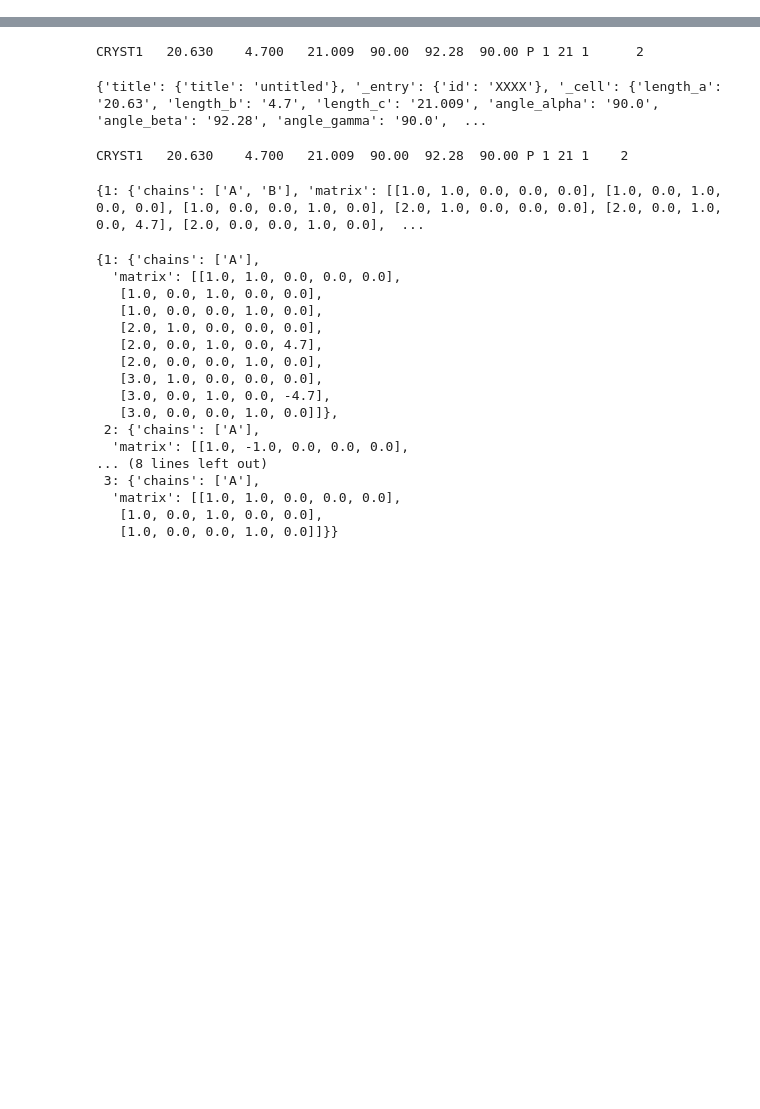
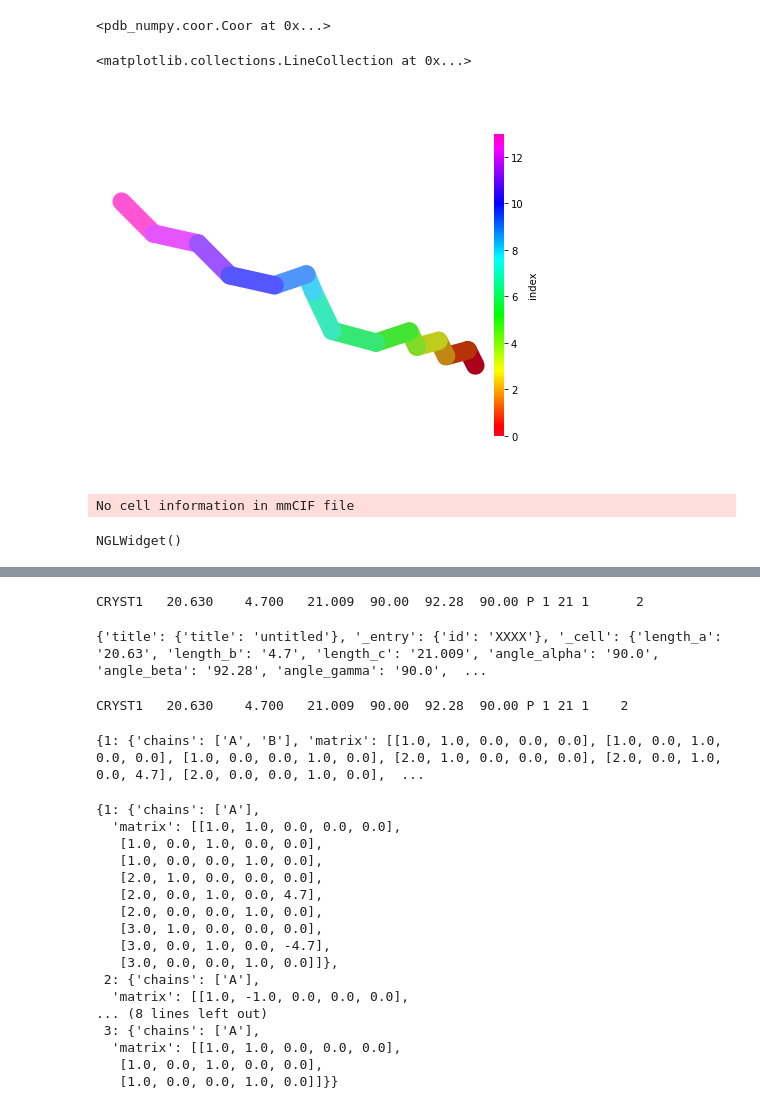
Before and after one commit to samuelmurail/pdb_numpy, a Jupyter notebook: notebook_dev_mmcif.ipynb, the cells around one changed output, grey strips where cells are left out. Saved outputs shown, nothing was run; the diff lists cells and outputs as text; code cells hidden in the pictures; blank space fills up the shorter version.

Commit message:
Add linear peptide creation

```diff
--- a/notebook_dev_mmcif.ipynb
+++ b/notebook_dev_mmcif.ipynb
@@ -9,0 +10,23 @@ from pdb_numpy import Coor, Model, format
+# %%
+from importlib import reload
+abinitio = reload(abinitio)
+# %%
+test = abinitio.make_peptide('ACCCPPPPPPWWWCA', n_term='')
+# %%
+test
+# %% [output]
+<pdb_numpy.coor.Coor at 0x...>
+# %%
+from pdb_numpy import visu
+
+visu.plot_pseudo_3D(test)
+# %% [output]
+<matplotlib.collections.LineCollection at 0x...>
+[figure, added]
+# %%
+view = visu.get_view(test)
+view.add_licorice('all')
+view
+# %% [output]
+No cell information in mmCIF file
+NGLWidget()
```
Also changed, not shown: parts of 2 cells of this notebook, 5 other files.
